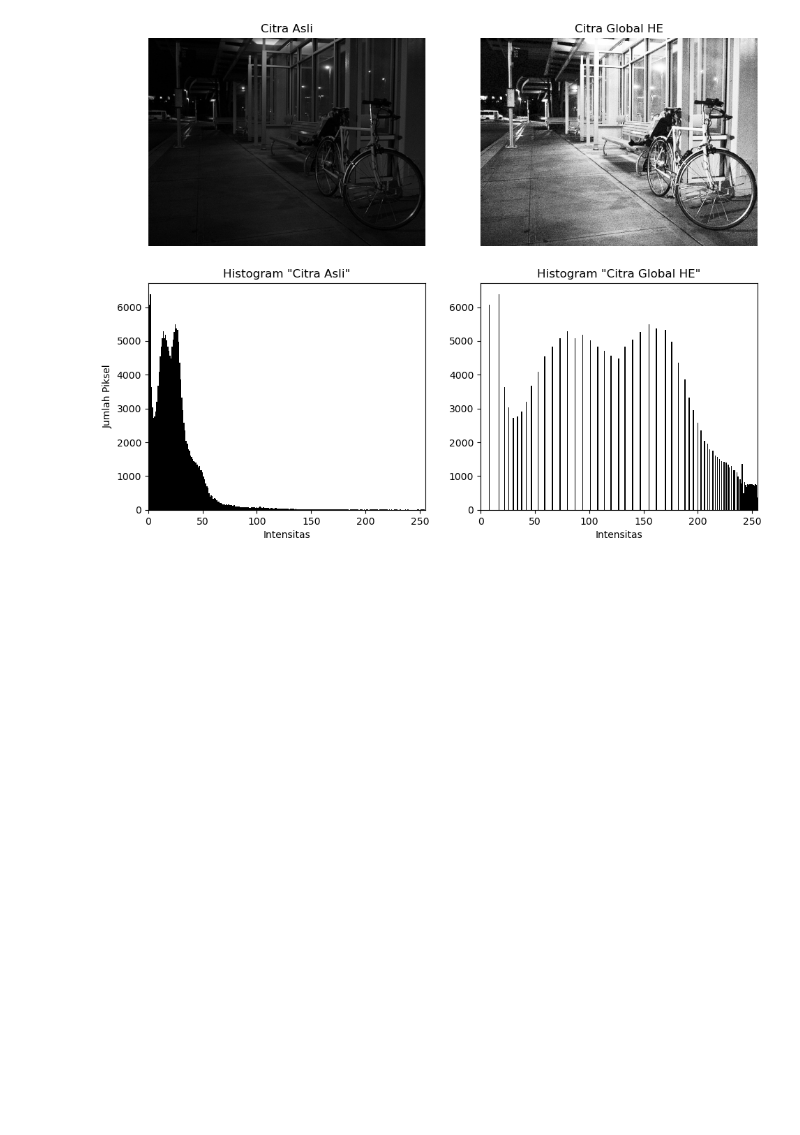
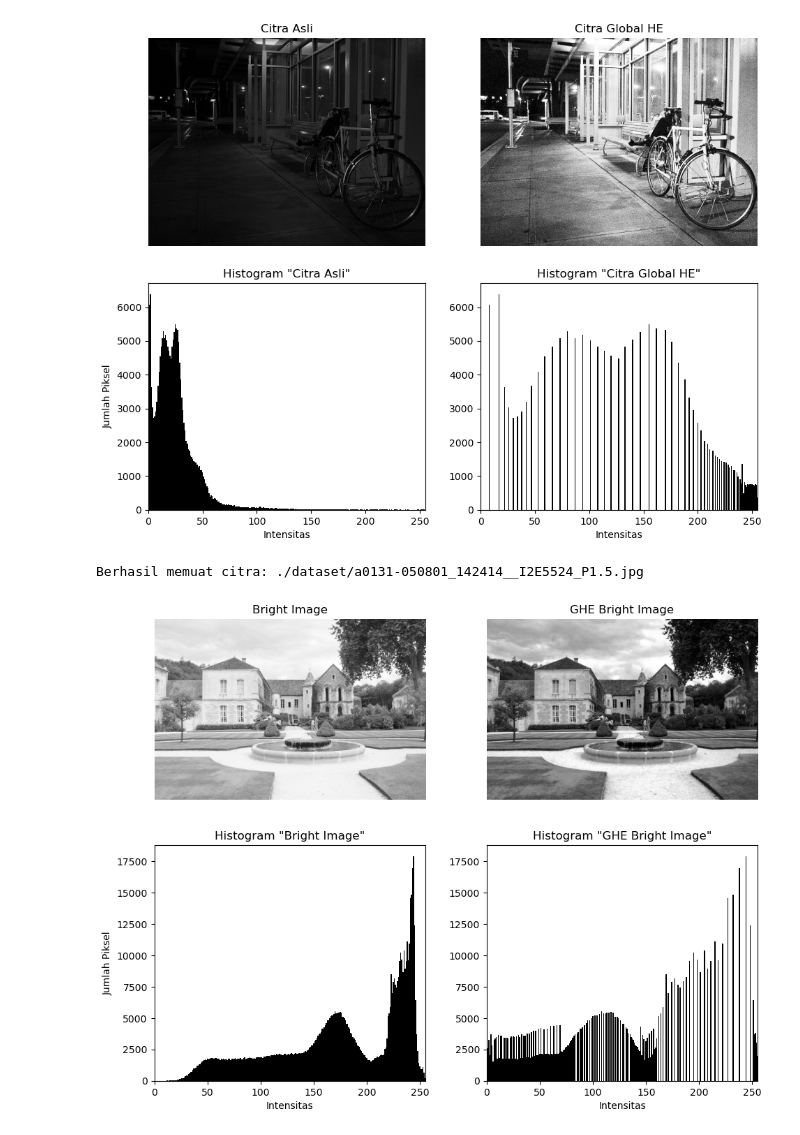
Before and after one commit to sakspari/CVL_Assignment01, a Jupyter notebook: main.ipynb, the cells around one changed output. Cells and saved outputs as stored; diff of their text form; code cells hidden in the pictures; blank space fills up the shorter version.

Commit message:
global histogram Equalization

```diff
--- a/main.ipynb
+++ b/main.ipynb
@@ -214,3 +214,17 @@ dict_results = {
 vis_images_comparisons_with_histograms(dict_results)
 # %% [output]
 [figure]
+# %%
+# aplikasi di bright image
+# bright_img_path = './dataset/a0066-Ja_Pe-65.jpg'
+bright_img_path = './dataset/a0131-050801_142414__I2E5524_P1.5.jpg'
+np_bright_img = load_image(bright_img_path)
+ghe_bright_img = global_he(np_bright_img)
+results = {
+    "Bright Image": np_bright_img,
+    "GHE Bright Image": ghe_bright_img
+}
+vis_images_comparisons_with_histograms(results)
+# %% [output]
+Berhasil memuat citra: ./dataset/a0131-050801_142414__I2E5524_P1.5.jpg
+[figure, added]
```
Also changed, not shown: parts of 1 cell of this notebook.
